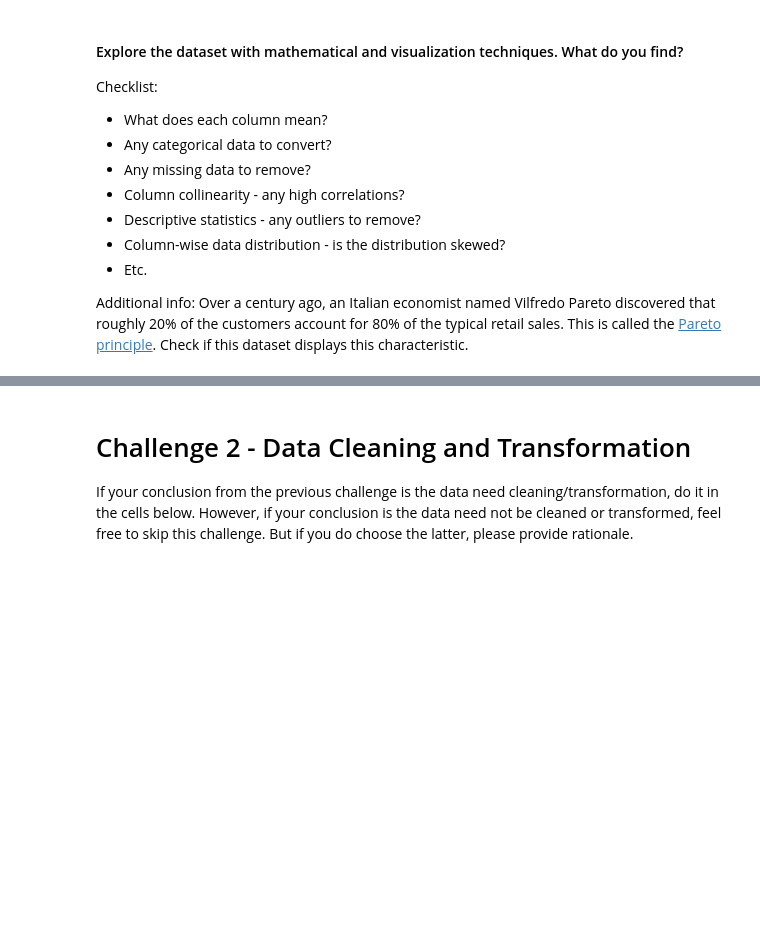
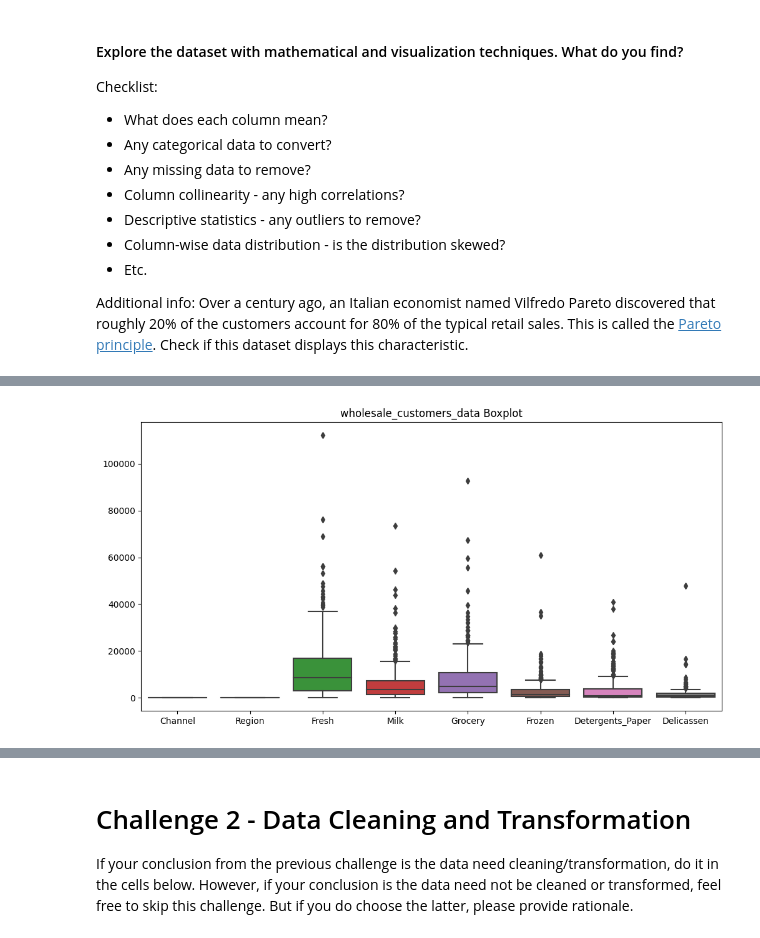
Before and after one commit to zepcerqueira/lab-unsupervised-learning, a Jupyter notebook: your-code/main.ipynb, the cells around one changed output, grey strips where cells are left out. Drawn from its saved outputs; the diff is of its cells as text; code cells hidden in the pictures; blank space fills up the shorter version.

```diff
--- a/your-code/main.ipynb
+++ b/your-code/main.ipynb
@@ -49,0 +152,7 @@ Additional info: Over a century ago, an Italian economist named Vilfredo Pareto
+# %%
+plt.figure(figsize=(12, 6))
+sns.boxplot(data=wholesale_customers_data)
+plt.title("wholesale_customers_data Boxplot")
+plt.show()
+# %% [output]
+[figure, added]
```
Also changed, not shown: parts of 41 cells of this notebook, 1 other file.
